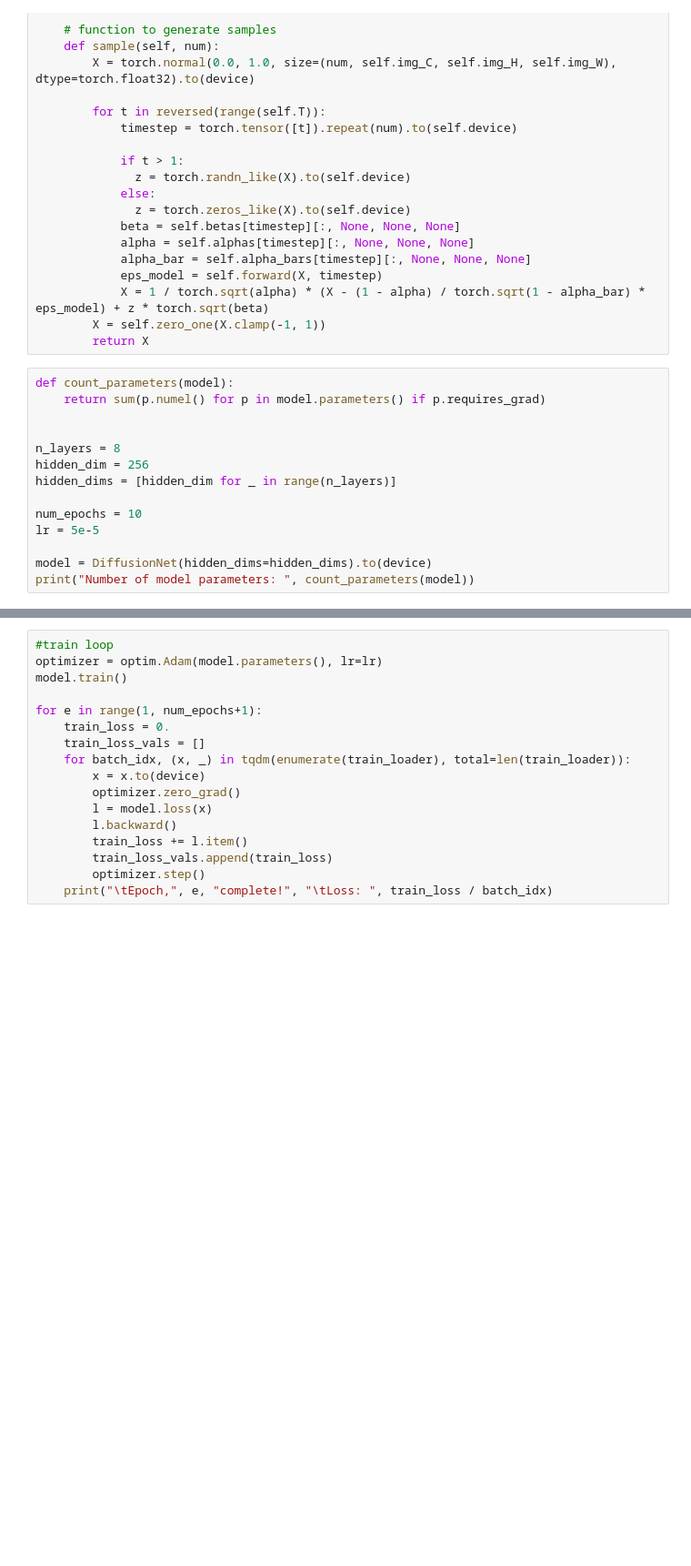
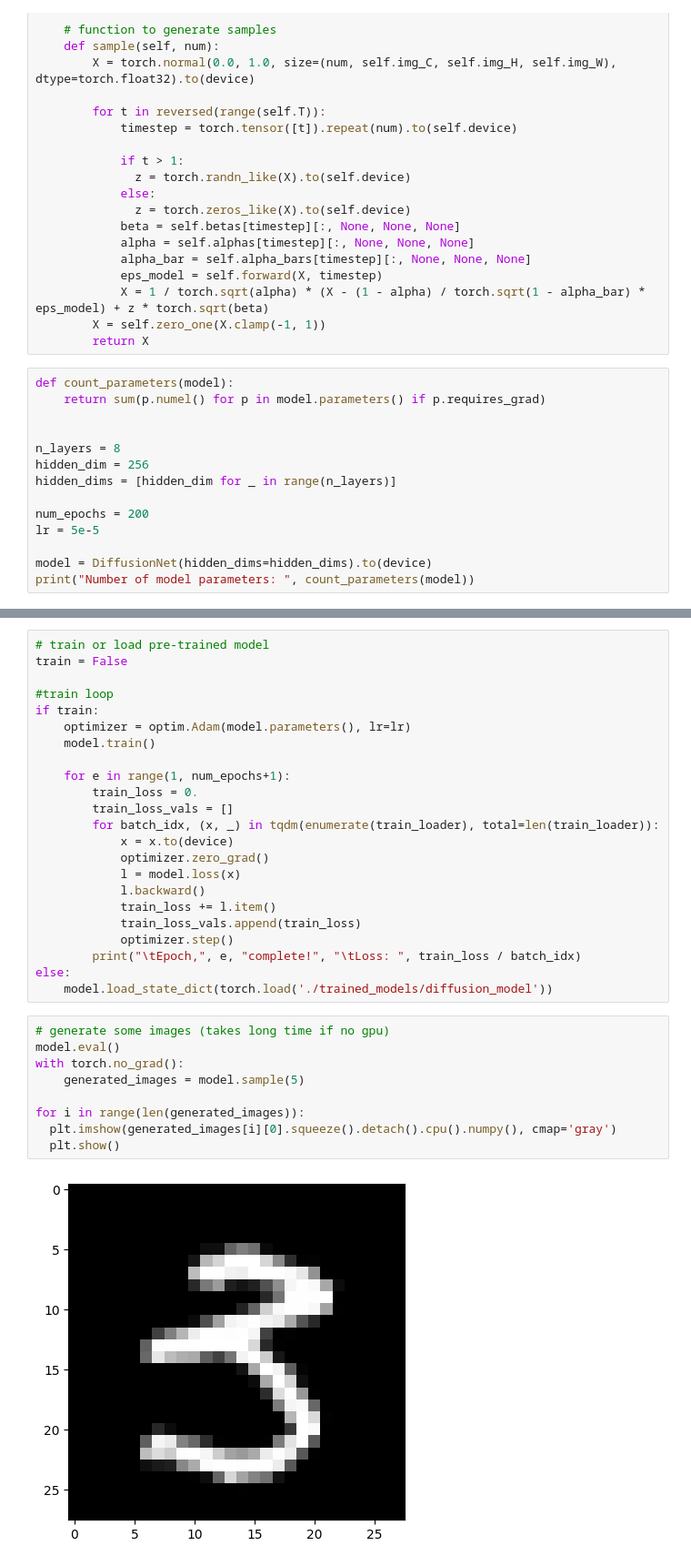
Before and after one commit to MadsFrandsen/PML-Exam, a Jupyter notebook: MNISTDiffusion.ipynb, the cells around one changed output, grey strips where cells are left out. Shown: that part at 91% size. Cells and saved outputs as stored; diff of their text form; blank space fills up the shorter version.

```diff
--- a/MNISTDiffusion.ipynb
+++ b/MNISTDiffusion.ipynb
@@ -201,7 +208,7 @@ n_layers = 8
 hidden_dim = 256
 hidden_dims = [hidden_dim for _ in range(n_layers)]
 
-num_epochs = 10
+num_epochs = 200
 lr = 5e-5
 
 model = DiffusionNet(hidden_dims=hidden_dims).to(device)
@@ -225,17 +245,34 @@ for i in range(100):
 # %%
+# train or load pre-trained model
+train = False
+
 #train loop
-optimizer = optim.Adam(model.parameters(), lr=lr)
-model.train()
+if train:
+    optimizer = optim.Adam(model.parameters(), lr=lr)
+    model.train()
 
-for e in range(1, num_epochs+1):
-    train_loss = 0.
-    train_loss_vals = []
-    for batch_idx, (x, _) in tqdm(enumerate(train_loader), total=len(train_loader)):
-        x = x.to(device)
-        optimizer.zero_grad()
-        l = model.loss(x)
-        l.backward()
-        train_loss += l.item()
-        train_loss_vals.append(train_loss)
-        optimizer.step()
-    print("\tEpoch,", e, "complete!", "\tLoss: ", train_loss / batch_idx)
+    for e in range(1, num_epochs+1):
+        train_loss = 0.
+        train_loss_vals = []
+        for batch_idx, (x, _) in tqdm(enumerate(train_loader), total=len(train_loader)):
+            x = x.to(device)
+            optimizer.zero_grad()
+            l = model.loss(x)
+            l.backward()
+            train_loss += l.item()
+            train_loss_vals.append(train_loss)
+            optimizer.step()
+        print("\tEpoch,", e, "complete!", "\tLoss: ", train_loss / batch_idx)
+else:
+    model.load_state_dict(torch.load('./trained_models/diffusion_model'))
+# %%
+# generate some images (takes long time if no gpu)
+model.eval()
+with torch.no_grad():
+    generated_images = model.sample(5)
+
+for i in range(len(generated_images)):
+  plt.imshow(generated_images[i][0].squeeze().detach().cpu().numpy(), cmap='gray')
+  plt.show()
+# %% [output]
+[figure, added]
```
Also changed, not shown: parts of 10 cells of this notebook.
